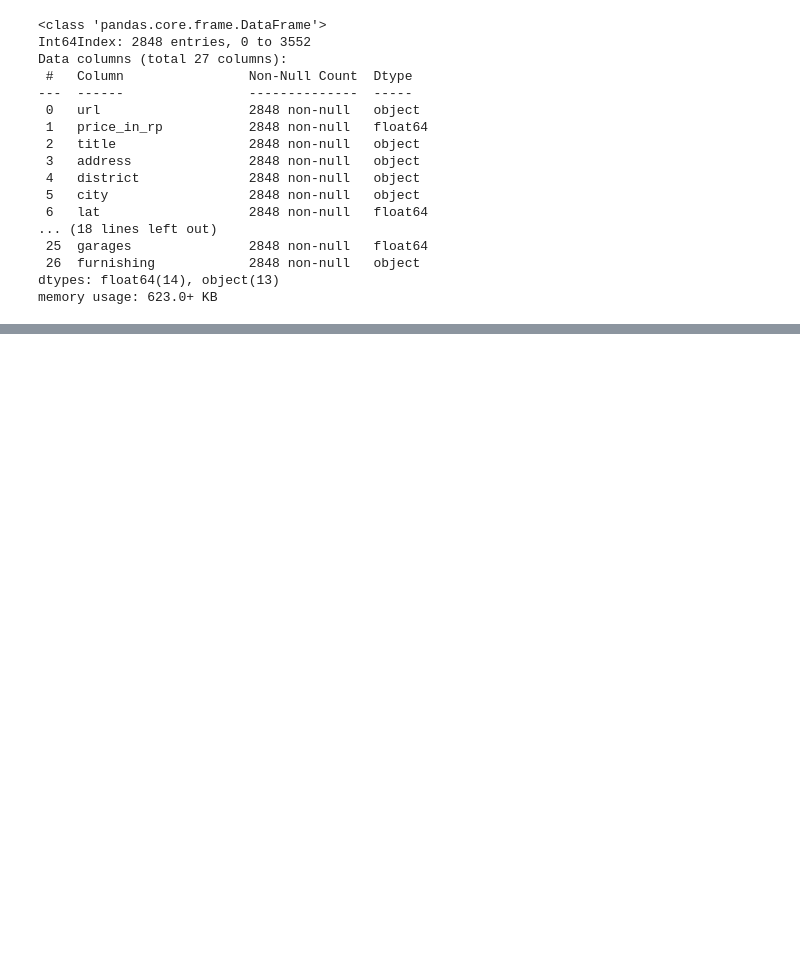
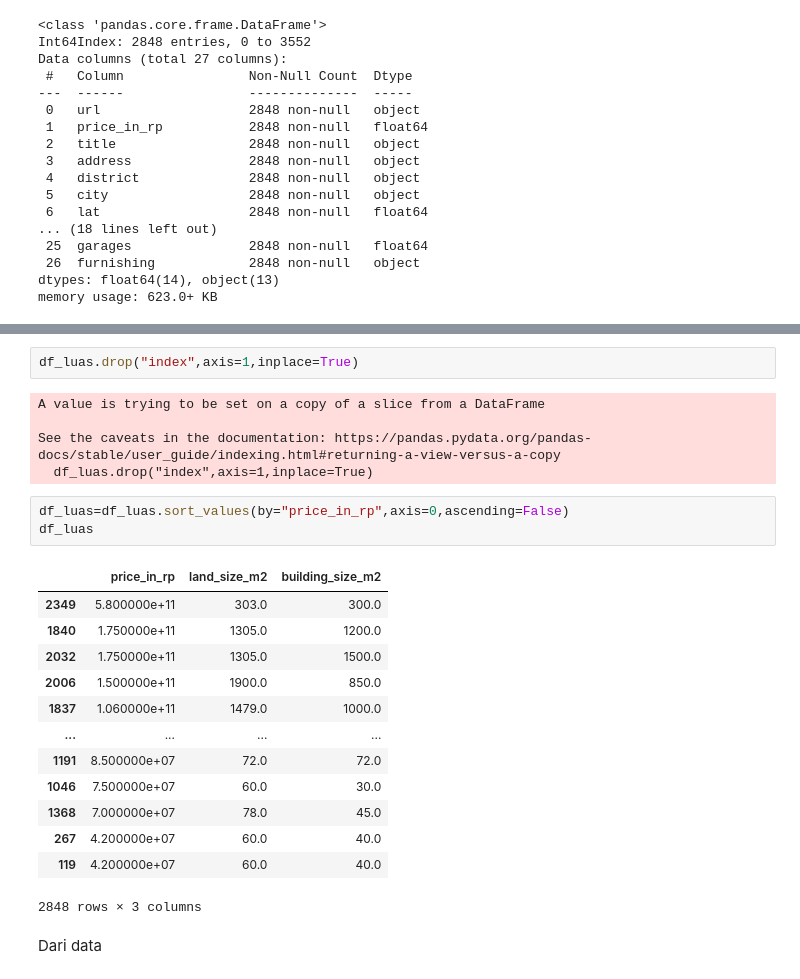
Before and after one commit to Mazcho/Analsis_Dataset, a Jupyter notebook: Analsis harga Rumah/Analisis Harga Rumah.ipynb, the cells around one changed output, grey strips where cells are left out. Saved outputs shown, nothing was run; the diff lists cells and outputs as text; blank space fills up the shorter version.

```diff
--- a/Analsis harga Rumah/Analisis Harga Rumah.ipynb
+++ b/Analsis harga Rumah/Analisis Harga Rumah.ipynb
@@ -187,0 +265,26 @@ BIsa kita lihat nilai outlier atau pencilan yang sangat signifikan terdapat pada
+# %%
+df_luas.drop("index",axis=1,inplace=True)
+# %% [output]
+A value is trying to be set on a copy of a slice from a DataFrame
+
+See the caveats in the documentation: https://pandas.pydata.org/pandas-docs/stable/user_guide/indexing.html#returning-a-view-versus-a-copy
+  df_luas.drop("index",axis=1,inplace=True)
+# %%
+df_luas=df_luas.sort_values(by="price_in_rp",axis=0,ascending=False)
+df_luas
+# %% [output]
+|  | price_in_rp | land_size_m2 | building_size_m2 |
+| 2349 | 5.800000e+11 | 303.0 | 300.0 |
+| 1840 | 1.750000e+11 | 1305.0 | 1200.0 |
+| 2032 | 1.750000e+11 | 1305.0 | 1500.0 |
+| 2006 | 1.500000e+11 | 1900.0 | 850.0 |
+| 1837 | 1.060000e+11 | 1479.0 | 1000.0 |
+| ... | ... | ... | ... |
+| 1191 | 8.500000e+07 | 72.0 | 72.0 |
+| 1046 | 7.500000e+07 | 60.0 | 30.0 |
+| 1368 | 7.000000e+07 | 78.0 | 45.0 |
+| 267 | 4.200000e+07 | 60.0 | 40.0 |
+| 119 | 4.200000e+07 | 60.0 | 40.0 |
+2848 rows × 3 columns
+# %% [markdown]
+Dari data
```
Also changed, not shown: parts of 12 cells of this notebook.
